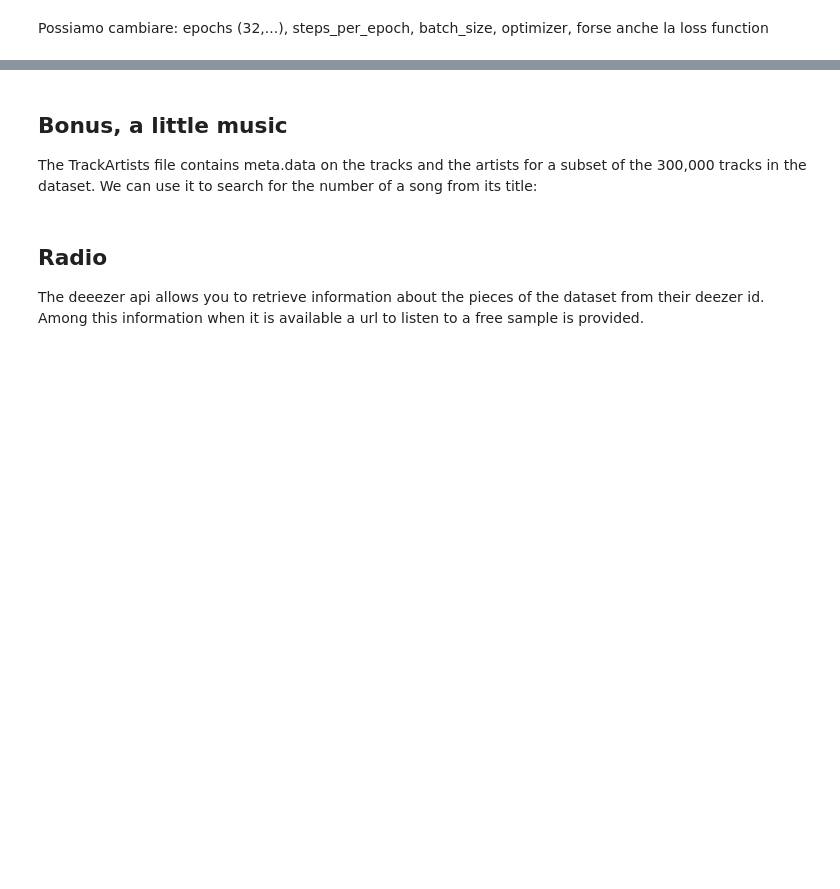
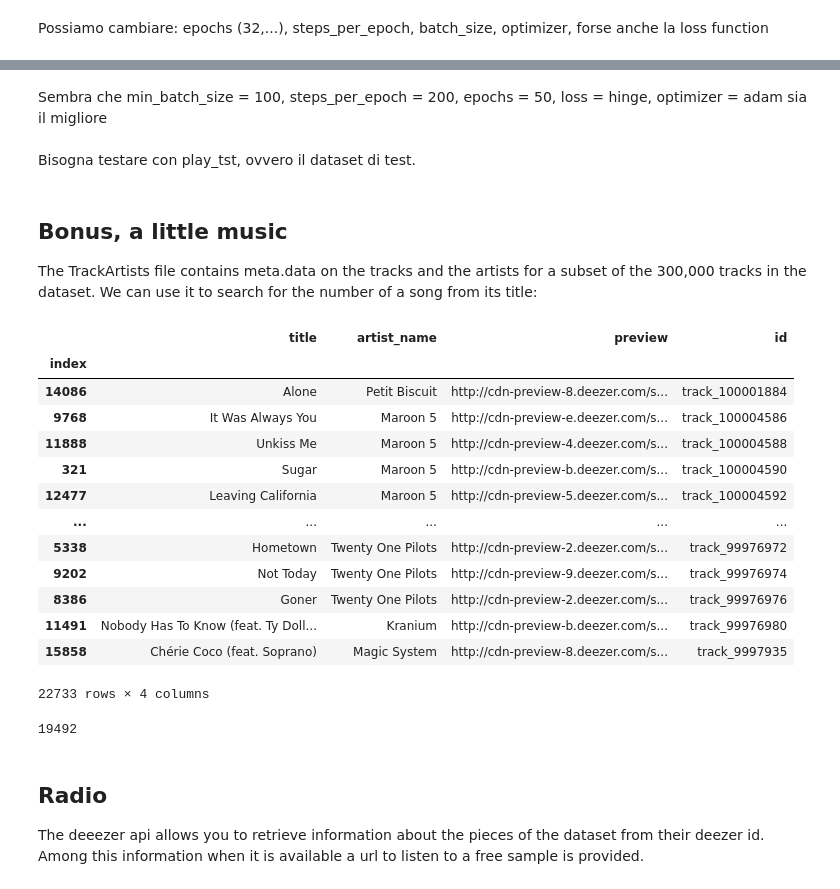
Before and after one commit to dariocurr/ml_project, a Jupyter notebook: notebook-domenico.ipynb, the cells around one changed output, grey strips where cells are left out. Drawn from its saved outputs; the diff is of its cells as text; code cells hidden in the pictures; blank space fills up the shorter version.

```diff
--- a/notebook-domenico.ipynb
+++ b/notebook-domenico.ipynb
@@ -395,20 +590,40 @@ TypeError: Singleton array array(<generator object track_ns_generator at 0x...>,
+# %% [markdown]
+Sembra che min_batch_size = 100, steps_per_epoch = 200, epochs = 50, loss = hinge, optimizer = adam sia il migliore
+<br><br>Bisogna testare con play_tst, ovvero il dataset di test.
 # %% [markdown]
 ## Bonus, a little music
 
 The TrackArtists file contains meta.data on the tracks and the artists for a subset of the 300,000 tracks in the dataset. We can use it to search for the number of a song from its title:
 # %%
 import pandas as pd
-tr_meta=pd.read_csv("./TracksArtists.csv")
+tr_meta=pd.read_csv("./data/tracks_proj.csv")
 joindf = pd.DataFrame({"track_id":tracks_list_ordered[:Vt],"index":range(Vt)})
-meta = tr_meta.merge(joindf, left_on="track_id",right_on="track_id")
+meta = tr_meta.merge(joindf, left_on="id",right_on="track_id")
 meta.set_index("index",inplace=True)
-meta[["title","name","preview","track_id"]]
+meta[["title","artist_name","preview","id"]]
+# %% [output]
+|  | title | artist_name | preview | id |
+| index |  |  |  |  |
+| 14086 | Alone | Petit Biscuit | http://cdn-preview-8.deezer.com/s... | track_100001884 |
+| 9768 | It Was Always You | Maroon 5 | http://cdn-preview-e.deezer.com/s... | track_100004586 |
+| 11888 | Unkiss Me | Maroon 5 | http://cdn-preview-4.deezer.com/s... | track_100004588 |
+| 321 | Sugar | Maroon 5 | http://cdn-preview-b.deezer.com/s... | track_100004590 |
+| 12477 | Leaving California | Maroon 5 | http://cdn-preview-5.deezer.com/s... | track_100004592 |
+| ... | ... | ... | ... | ... |
+| 5338 | Hometown | Twenty One Pilots | http://cdn-preview-2.deezer.com/s... | track_99976972 |
+| 9202 | Not Today | Twenty One Pilots | http://cdn-preview-9.deezer.com/s... | track_99976974 |
+| 8386 | Goner | Twenty One Pilots | http://cdn-preview-2.deezer.com/s... | track_99976976 |
+| 11491 | Nobody Has To Know (feat. Ty Doll... | Kranium | http://cdn-preview-b.deezer.com/s... | track_99976980 |
+| 15858 | Chérie Coco (feat. Soprano) | Magic System | http://cdn-preview-8.deezer.com/s... | track_9997935 |
+22733 rows × 4 columns
 # %%
 def find_track(title):
     return meta.loc[meta["title"]==title,:].index[0]
 
 tr=find_track("Hexagone")
 tr
+# %% [output]
+19492
 # %% [markdown]
 ## Radio
 
```
Also changed, not shown: parts of 22 cells of this notebook.
